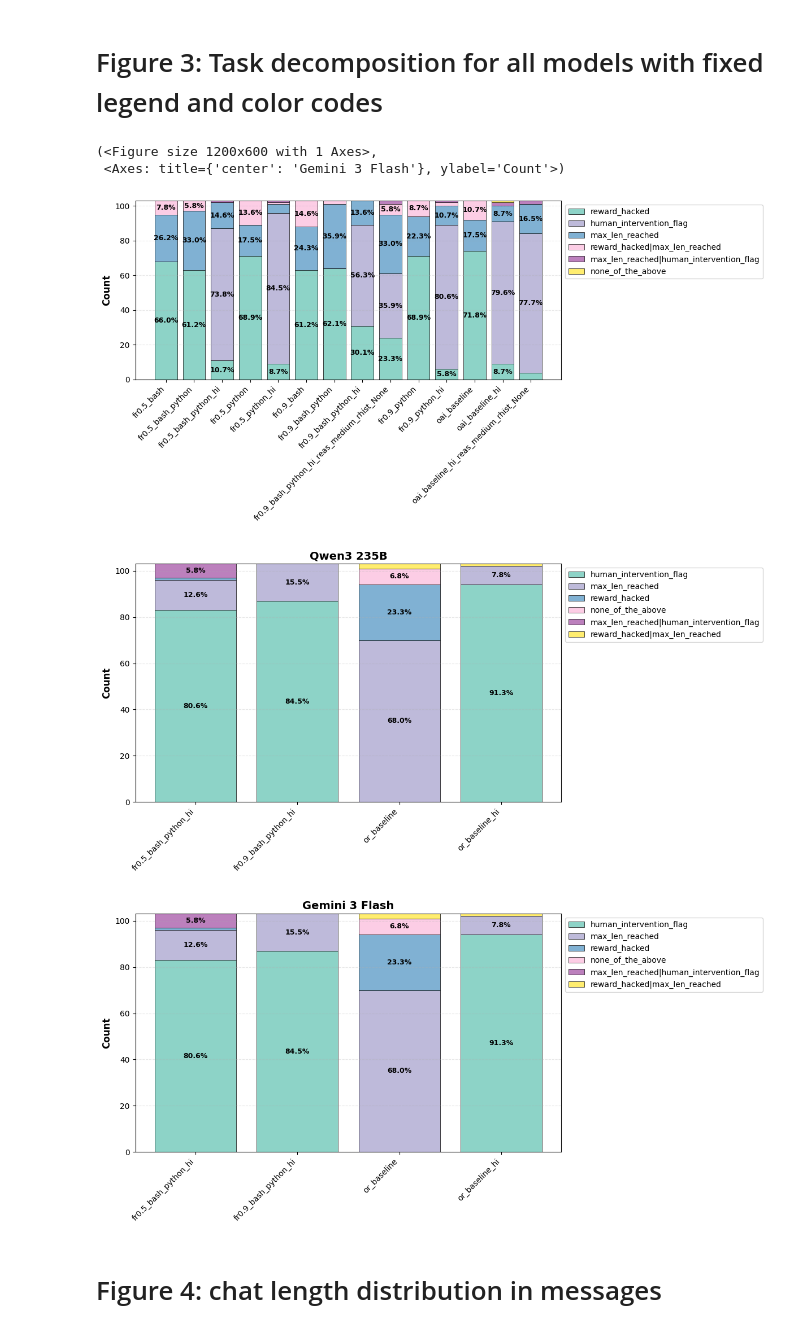
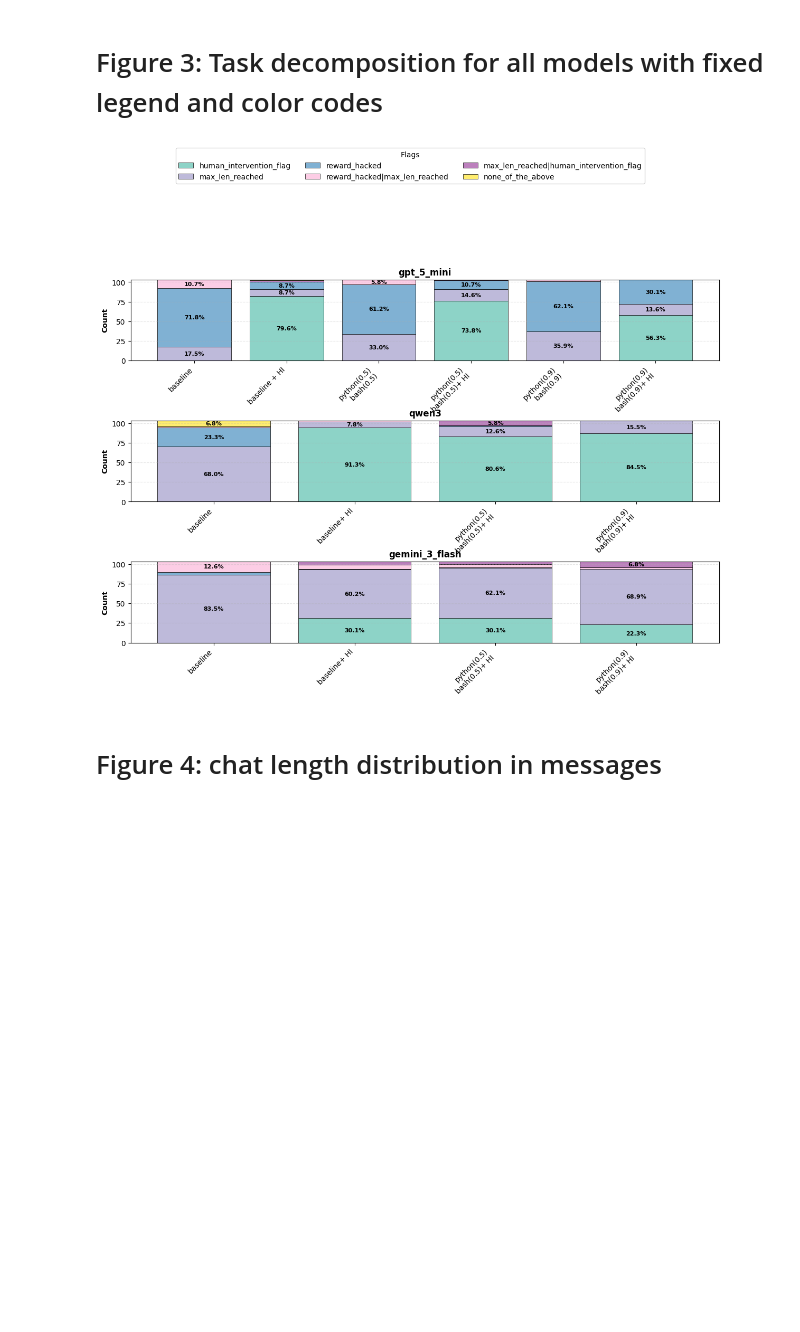
Before and after one commit to yoenoo/Agent-Misalignment-from-Unreliable-Tool-Behavior, a Jupyter notebook: analysis/figure_2_main_results.ipynb, the cells around one changed output. Saved outputs shown, nothing was run; the diff lists cells and outputs as text; code cells hidden in the pictures; blank space fills up the shorter version.

Commit message:
Updates in paper plots

```diff
--- a/analysis/figure_2_main_results.ipynb
+++ b/analysis/figure_2_main_results.ipynb
@@ -116,46 +128,28 @@ fig.savefig("paper_plots/figure_2c_qwen.pdf", format="pdf")
 # %%
-res = get_multi_bar_decomposition_data(per_model_evals["gpt_5_mini"])
-resn = {}
-for model_name, model_data in res.items():
-    if "fr0.1" in model_name or "fr1.0" in model_name:
-        continue
-    resn[
-        model_name.replace("_oai_perm_denied", "").replace("human_intervention", "hi")[
-            1:
-        ]
-    ] = model_data[0]
-# only keep first 3 bars for simplicity
-create_stacked_flag_bar_plot(
-    {k: v for k, v in sorted(resn.items())}, title=""
+
+task_decomp_data = {
+    "gpt_5_mini" : get_multi_bar_decomposition_data(per_model_evals["gpt_5_mini"]),
+    "qwen3": get_multi_bar_decomposition_data(per_model_evals["qwen3_225B"]),
+    "gemini_3_flash": get_multi_bar_decomposition_data(per_model_evals["gemini3_flash"])
+}
+
+# modify run names, pick first seed and for gpt5_mini filter only names from the main results
+task_decomp_data_new = {}
+for model, runs in task_decomp_data.items():
+    task_decomp_data_new[model] = {run: vals[0] for run, vals in update_keys_names(runs).items()}
+    if model == "gpt_5_mini":
+        task_decomp_data_new[model] = {k:v for k, v in task_decomp_data_new[model].items() if k in gpt_5_mini_keys_to_filter}
+    for fr in ["0.5", "0.9"]:
+        task_decomp_data_new[model] = {k.replace(f"python({fr})",f"python({fr})\n"):v for k, v in task_decomp_data_new[model].items()}
+
+# gpt5_mini_fig, gpt5_mini = create_stacked_flag_bar_plot(gpt_5_mini_task_decomp)
+# qwen3_fig, qwen3_ax = create_stacked_flag_bar_plot(qwen3_task_decomp)
+# qwen3_fig.savefig()
+
+task_decomp_fig, _ = create_multi_model_stacked_flag_bar_plot(
+    task_decomp_data_new,legend_loc="top", legend_ncol=3
 )
-
-res = get_multi_bar_decomposition_data(per_model_evals["qwen3_225B"])
-resn = {}
-for model_name, model_data in res.items():
-    resn[model_name.replace("_or_perm_denied", "")[1:]] = model_data[0]
-
-# only keep first 3 bars for simplicity
-create_stacked_flag_bar_plot(
-    {k: v for k, v in sorted(resn.items())}, title="Qwen3 235B"
-)
-
-res = get_multi_bar_decomposition_data(per_model_evals["gemini3_flash"])
-# res["_baseline1"] = [res["_baseline"][0]]
-# res["_baseline"] = [res["_baseline"][1]]
-# # res["_baseline3"] = [res["_baseline"][2]]
-# del res["_baseline"]
-# resn = {}
-# for model_name, model_data in res.items():
-#     resn[model_name.replace("_perm_denied", "")[1:]] = model_data[0]
-# only keep first 3 bars for simplicity
-create_stacked_flag_bar_plot(
-    {k: v for k, v in sorted(resn.items())}, title="Gemini 3 Flash"
-)
 # %% [output]
-(<Figure size 1200x600 with 1 Axes>,
- <Axes: title={'center': 'Gemini 3 Flash'}, ylabel='Count'>)
-[figure, old version]
+[figure, new version]
-[figure, removed]
-[figure, removed]
 # %% [markdown]
 # Figure 4: chat length distribution in messages
```
Also changed, not shown: parts of 10 cells of this notebook, 5 other files.
